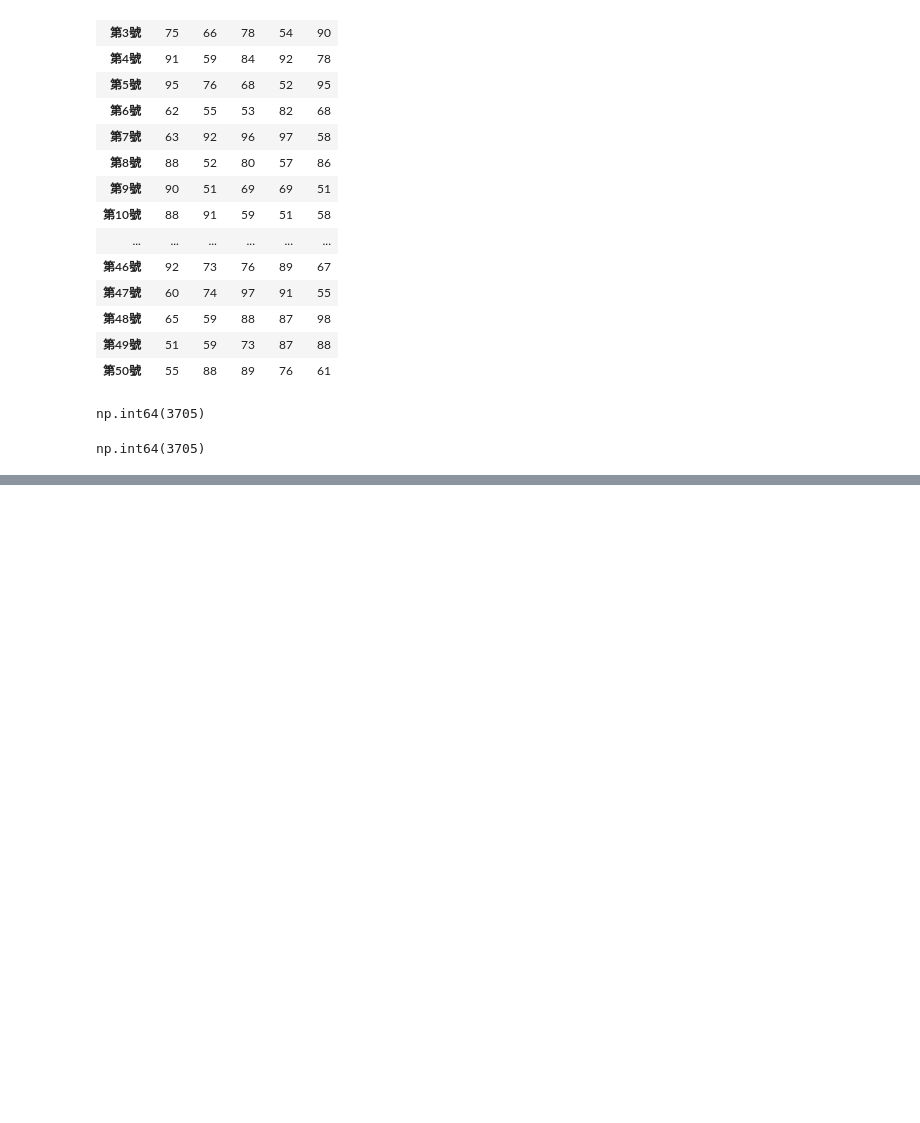
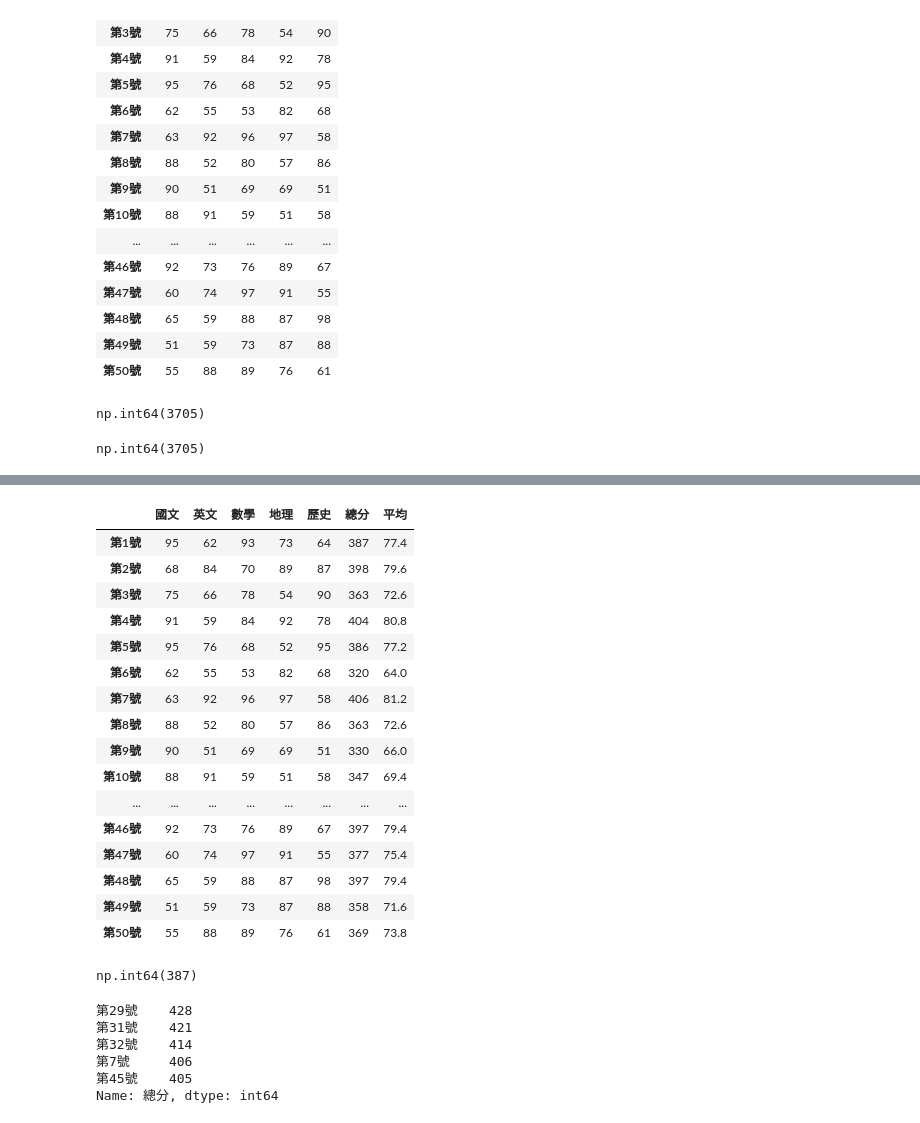
Before and after one commit to charlywang11/2024_05_05_sunday, a Jupyter notebook: lesson17/lesson17_1.ipynb, the cells around one changed output, grey strips where cells are left out. Cells and saved outputs as stored; diff of their text form; code cells hidden in the pictures; blank space fills up the shorter version.

```diff
--- a/lesson17/lesson17_1.ipynb
+++ b/lesson17/lesson17_1.ipynb
@@ -44,0 +69,29 @@ np.int64(3705)
+# %%
+stu
+stu['總分'] = np.sum(stu.iloc[:,:5],axis=1)
+stu['平均'] = np.mean(stu.iloc[:,:5],axis=1)
+stu
+# %% [output]
+|  | 國文 | 英文 | 數學 | 地理 | 歷史 | 總分 | 平均 |
+| 第1號 | 95 | 62 | 93 | 73 | 64 | 387 | 77.4 |
+| 第2號 | 68 | 84 | 70 | 89 | 87 | 398 | 79.6 |
+| 第3號 | 75 | 66 | 78 | 54 | 90 | 363 | 72.6 |
+| 第4號 | 91 | 59 | 84 | 92 | 78 | 404 | 80.8 |
+| 第5號 | 95 | 76 | 68 | 52 | 95 | 386 | 77.2 |
+| 第6號 | 62 | 55 | 53 | 82 | 68 | 320 | 64.0 |
+| 第7號 | 63 | 92 | 96 | 97 | 58 | 406 | 81.2 |
+| 第8號 | 88 | 52 | 80 | 57 | 86 | 363 | 72.6 |
+| 第9號 | 90 | 51 | 69 | 69 | 51 | 330 | 66.0 |
+| 第10號 | 88 | 91 | 59 | 51 | 58 | 347 | 69.4 |
+| ... | ... | ... | ... | ... | ... | ... | ... |
+| 第46號 | 92 | 73 | 76 | 89 | 67 | 397 | 79.4 |
+| 第47號 | 60 | 74 | 97 | 91 | 55 | 377 | 75.4 |
+| 第48號 | 65 | 59 | 88 | 87 | 98 | 397 | 79.4 |
+| 第49號 | 51 | 59 | 73 | 87 | 88 | 358 | 71.6 |
+| 第50號 | 55 | 88 | 89 | 76 | 61 | 369 | 73.8 |
+# %%
+#使用series的索引和index name
+stu['總分'].iloc[0]
+stu['總分']['第1號']
+# %% [output]
+np.int64(387)
@@ -44,0 +102,10 @@ np.int64(3705)
+# %%
+#使用sort_values(),取出前5名
+sorted_s[:5]
+# %% [output]
+第29號    428
+第31號    421
+第32號    414
+第7號     406
+第45號    405
+Name: 總分, dtype: int64
```
Also changed, not shown: parts of 2 cells of this notebook, 1 other file.
